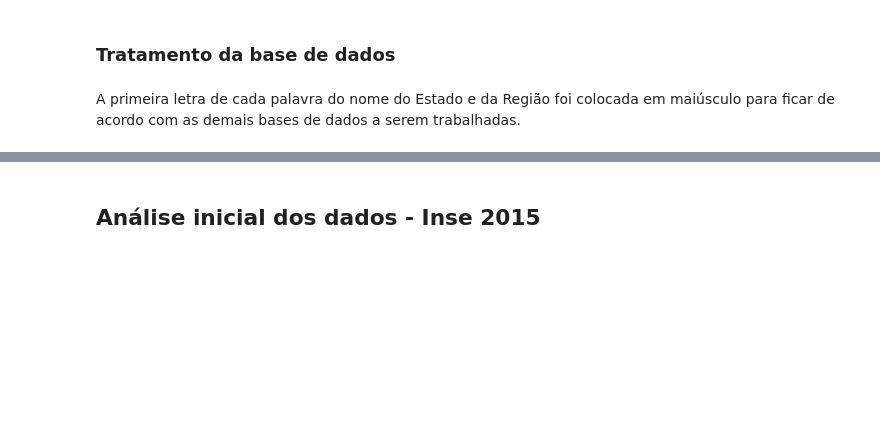
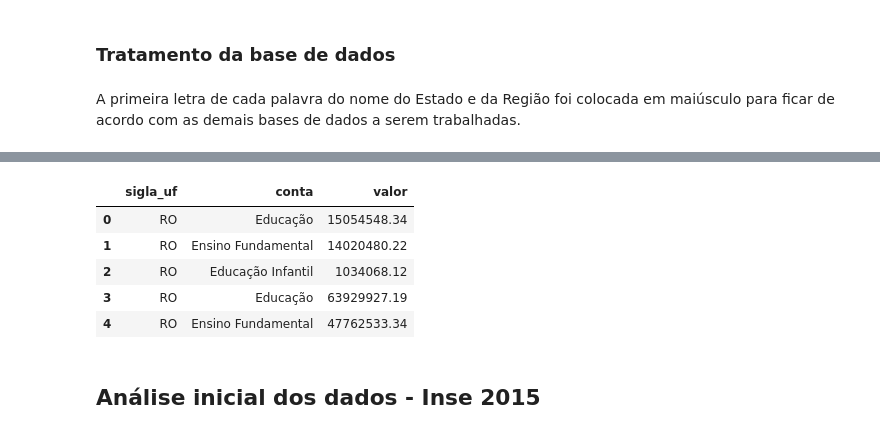
Before and after one commit to RafaelxFernandes/PS-UFRJ-Analytica, a Jupyter notebook: Análise/Nível Socioeconômico (Inse).ipynb, the cells around one changed output, grey strips where cells are left out. Saved outputs shown, nothing was run; the diff lists cells and outputs as text; code cells hidden in the pictures; blank space fills up the shorter version.

```diff
--- a/Análise/Nível Socioeconômico (Inse).ipynb
+++ b/Análise/Nível Socioeconômico (Inse).ipynb
@@ -295,3 +346,12 @@ dataframe_regioes_estados.head()
+# %%
+dataframe_finbra.head()
+# %% [output]
+|  | sigla_uf | conta | valor |
+| 0 | RO | Educação | 15054548.34 |
+| 1 | RO | Ensino Fundamental | 14020480.22 |
+| 2 | RO | Educação Infantil | 1034068.12 |
+| 3 | RO | Educação | 63929927.19 |
+| 4 | RO | Ensino Fundamental | 47762533.34 |
 # %% [markdown]
 ## Análise inicial dos dados - Inse 2015
 # %% [markdown]
```
Also changed, not shown: parts of 23 cells of this notebook.
